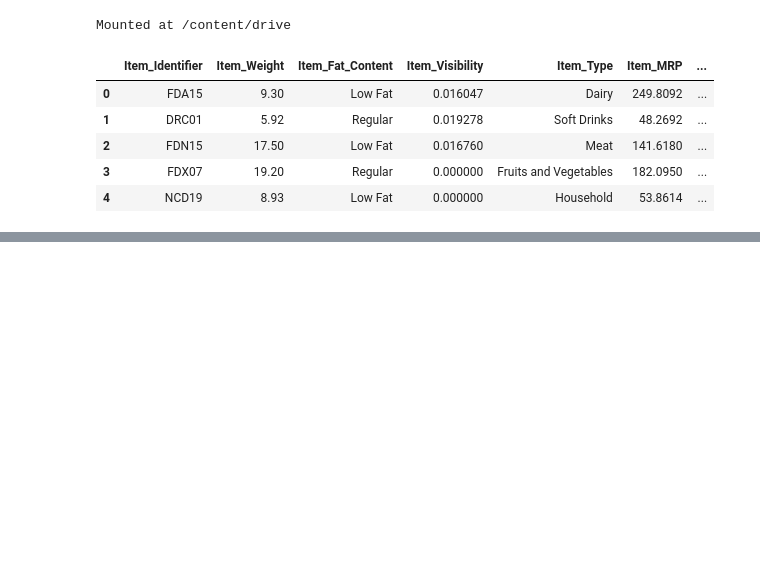
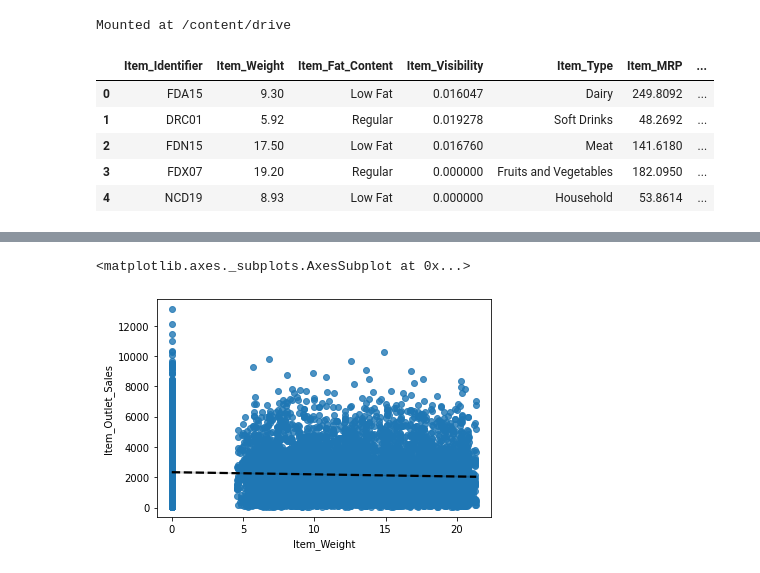
Before and after one commit to heidiglee/sales-predictions, a Jupyter notebook: heidilee_github_sales_prediction.ipynb, the cells around one changed output, grey strips where cells are left out. Drawn from its saved outputs; the diff is of its cells as text; code cells hidden in the pictures; blank space fills up the shorter version.

```diff
--- a/heidilee_github_sales_prediction.ipynb
+++ b/heidilee_github_sales_prediction.ipynb
@@ -20,0 +234,6 @@ df.head()
+# %%
+import seaborn as sns
+sns.regplot(data=df, x='Item_Weight', y='Item_Outlet_Sales', line_kws={'color':'black', 'ls': '--'})
+# %% [output]
+<matplotlib.axes._subplots.AxesSubplot at 0x...>
+[figure, added]
```
Also changed, not shown: parts of 17 cells of this notebook.
